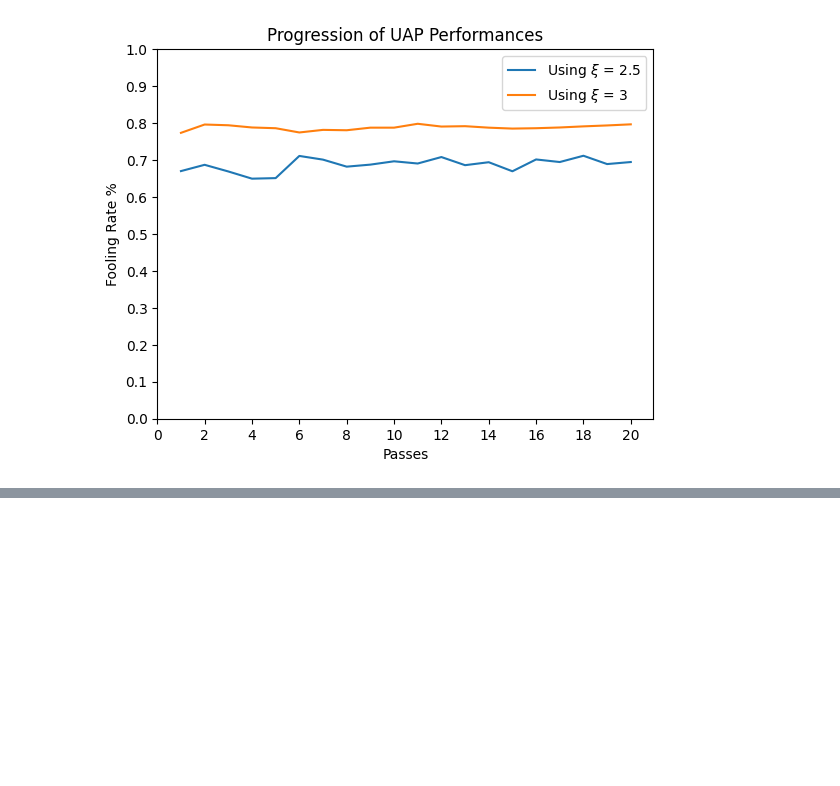
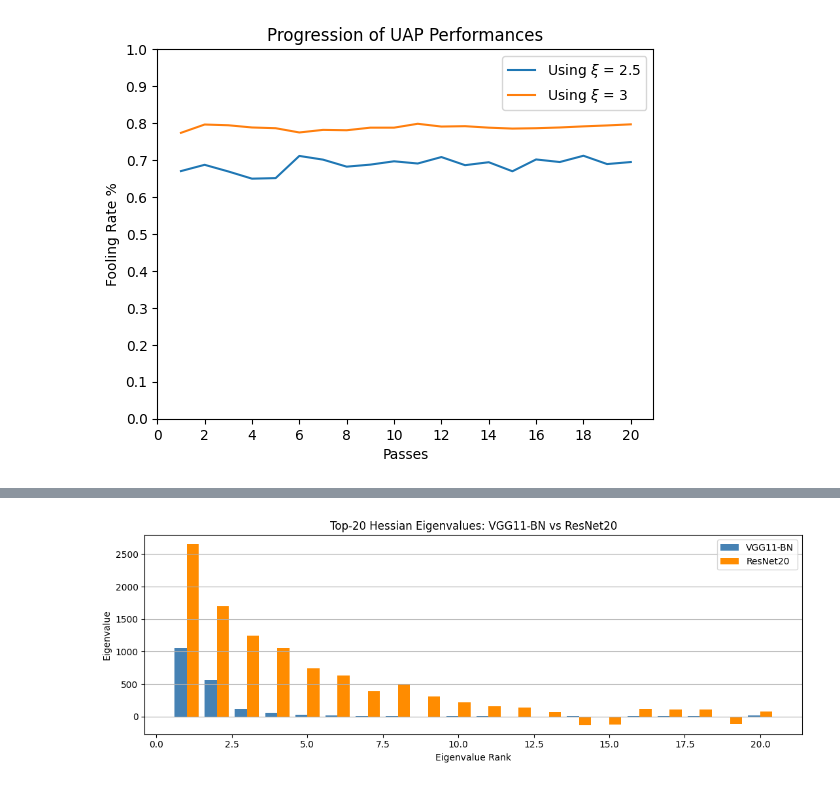
Before and after one commit to khalayli/universal-adversarial-perturbations, a Jupyter notebook: main_colab_uap.ipynb, the cells around one changed output, grey strips where cells are left out. Saved outputs shown, nothing was run; the diff lists cells and outputs as text; code cells hidden in the pictures; blank space fills up the shorter version.

Commit message:
added hessian

```diff
--- a/main_colab_uap.ipynb
+++ b/main_colab_uap.ipynb
@@ -1220,0 +1237,90 @@ Eval set fooling rate: 0.794
+# %%
+!pip install pyhessian -q
+
+import os, importlib, sys
+import torch
+import matplotlib.pyplot as plt
+
+# ── Patch: fix deprecated torch.eig in pyhessian ─────────────────────────────
+import pyhessian
+pyhessian_path = os.path.dirname(pyhessian.__file__)
+
+# Find and patch all .py files in pyhessian
+for fname in os.listdir(pyhessian_path):
+    if fname.endswith(".py"):
+        fpath = os.path.join(pyhessian_path, fname)
+        with open(fpath, "r") as f:
+            content = f.read()
+        if "torch.eig" in content:
+            print(f"Found torch.eig in {fname}, patching...")
+            content = content.replace(
+                "torch.eig(tridiag, eigenvectors=True)",
+                "torch.linalg.eig(tridiag)"
+            )
+            with open(fpath, "w") as f:
+                f.write(content)
+            print(f"Patched {fname}")
+
+# Force full reload of pyhessian
+for key in list(sys.modules.keys()):
+    if "pyhessian" in key:
+        del sys.modules[key]
+
+from pyhessian import hessian
+print("pyhessian loaded fresh.\n")
+
+# ── Data & criterion ──────────────────────────────────────────────────────────
+criterion = torch.nn.CrossEntropyLoss()
+
+hessian_images, hessian_targets = next(iter(hessian_loader))
+hessian_images  = hessian_images.to(device)
+hessian_targets = hessian_targets.to(device)
+
+# ── VGG ───────────────────────────────────────────────────────────────────────
+print("Computing VGG11-BN Hessian (eigenvalues + trace only)...")
+vgg_model.train()
+hessian_vgg = hessian(vgg_model, criterion,
+                      data=(hessian_images, hessian_targets), cuda=True)
+vgg_eigenvalues, _ = hessian_vgg.eigenvalues(top_n=20)
+vgg_trace          = hessian_vgg.trace()
+vgg_model.eval()
+print("VGG top-5 eigenvalues:", vgg_eigenvalues[:5])
+print("VGG trace (mean):", sum(vgg_trace)/len(vgg_trace))
+
+# ── ResNet ────────────────────────────────────────────────────────────────────
+print("\nComputing ResNet20 Hessian (eigenvalues + trace only)...")
+resnet_model.train()
+hessian_resnet = hessian(resnet_model, criterion,
+                         data=(hessian_images, hessian_targets), cuda=True)
+resnet_eigenvalues, _ = hessian_resnet.eigenvalues(top_n=20)
+resnet_trace          = hessian_resnet.trace()
+resnet_model.eval()
+print("ResNet top-5 eigenvalues:", resnet_eigenvalues[:5])
+print("ResNet trace (mean):", sum(resnet_trace)/len(resnet_trace))
+
+# ── Bar chart (no density needed) ────────────────────────────────────────────
+fig, ax = plt.subplots(figsize=(11, 4))
+x = range(1, 21)
+ax.bar([i - 0.2 for i in x], vgg_eigenvalues,    width=0.4, label="VGG11-BN", color="steelblue")
+ax.bar([i + 0.2 for i in x], resnet_eigenvalues, width=0.4, label="ResNet20",  color="darkorange")
+ax.set_xlabel("Eigenvalue Rank")
+ax.set_ylabel("Eigenvalue")
+ax.set_title("Top-20 Hessian Eigenvalues: VGG11-BN vs ResNet20")
+ax.legend()
+ax.grid(True, axis='y')
+plt.tight_layout()
+plt.savefig("hessian_top20.png", dpi=150)
+plt.show()
+
+# ── Summary table ─────────────────────────────────────────────────────────────
+print("\n{:<6} {:>14} {:>14}".format("Rank", "VGG λ", "ResNet λ"))
+print("-" * 36)
+for i, (v, r) in enumerate(zip(vgg_eigenvalues, resnet_eigenvalues)):
+    print("{:<6} {:>14.4f} {:>14.4f}".format(i+1, v, r))
+print("-" * 36)
+print("{:<6} {:>14.4f} {:>14.4f}".format(
+    "Trace",
+    sum(vgg_trace)/len(vgg_trace),
+    sum(resnet_trace)/len(resnet_trace)
+))
+# %% [output]
@@ -1220,0 +1338 @@ Eval set fooling rate: 0.794
+[figure, added]
```
Also changed, not shown: parts of 9 cells of this notebook.
